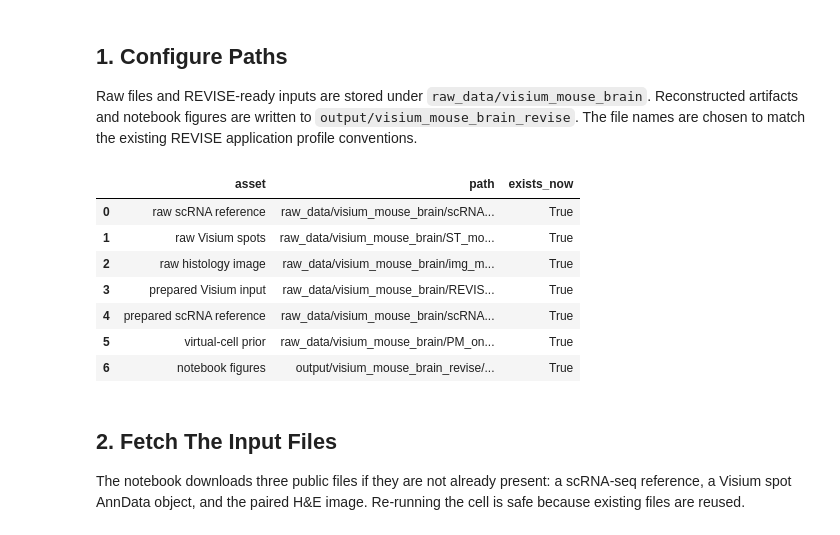
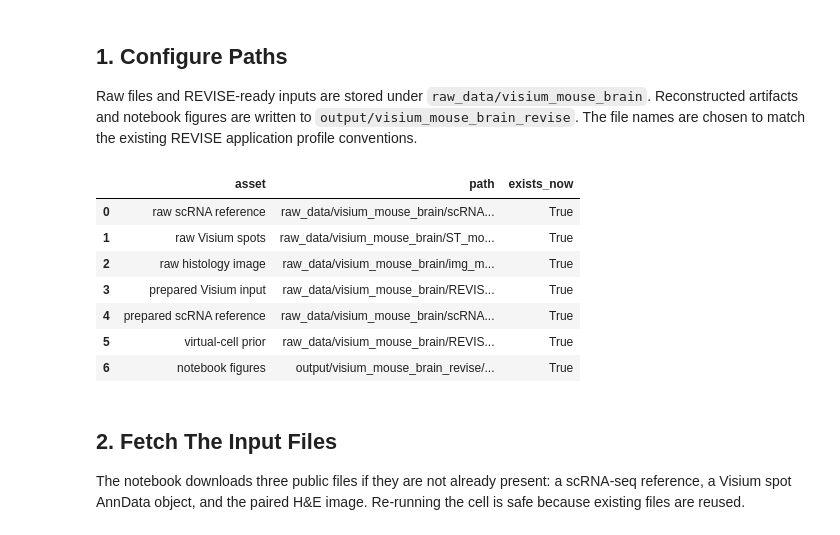
Before and after one commit to wuys13/REVISE, a Jupyter notebook: reproduce/case/sc_SVC_case_Visium_mouse_brain.ipynb, the cells around one changed output. Cells and saved outputs as stored; diff of their text form; code cells hidden in the pictures.

```diff
--- a/reproduce/case/sc_SVC_case_Visium_mouse_brain.ipynb
+++ b/reproduce/case/sc_SVC_case_Visium_mouse_brain.ipynb
@@ -131,35 +131,35 @@ RAW_ST_PATH = DATA_ROOT / "ST_mouse_brain.h5ad"
 RAW_IMG_PATH = DATA_ROOT / "img_mouse_brain.png"
 
 PREPARED_ST_PATH = DATA_ROOT / f"{SAMPLE_NAME}_{ST_FILE}"
 PREPARED_SC_PATH = DATA_ROOT / SC_REF_FILE
-PM_ON_CELL_PATH = DATA_ROOT / "PM_on_cell.csv"
+PM_ON_CELL_PATH = PREPARED_ST_PATH.with_name(f"{PREPARED_ST_PATH.stem}_PM_on_cell.csv")
 
 DATA_ROOT.mkdir(parents=True, exist_ok=True)
 OUTPUT_ROOT.mkdir(parents=True, exist_ok=True)
 FIGURE_DIR.mkdir(parents=True, exist_ok=True)
 
 path_table = pd.DataFrame(
     [
         ("raw scRNA reference", RAW_SC_PATH),
         ("raw Visium spots", RAW_ST_PATH),
         ("raw histology image", RAW_IMG_PATH),
         ("prepared Visium input", PREPARED_ST_PATH),
         ("prepared scRNA reference", PREPARED_SC_PATH),
         ("virtual-cell prior", PM_ON_CELL_PATH),
         ("notebook figures", FIGURE_DIR),
     ],
     columns=["asset", "path"],
 )
 path_table["exists_now"] = path_table["path"].map(lambda p: Path(p).exists())
 display(path_table)
 # %% [output]
 |  | asset | path | exists_now |
 | 0 | raw scRNA reference | raw_data/visium_mouse_brain/scRNA... | True |
 | 1 | raw Visium spots | raw_data/visium_mouse_brain/ST_mo... | True |
 | 2 | raw histology image | raw_data/visium_mouse_brain/img_m... | True |
 | 3 | prepared Visium input | raw_data/visium_mouse_brain/REVIS... | True |
 | 4 | prepared scRNA reference | raw_data/visium_mouse_brain/scRNA... | True |
-| 5 | virtual-cell prior | raw_data/visium_mouse_brain/PM_on... | True |
+| 5 | virtual-cell prior | raw_data/visium_mouse_brain/REVIS... | True |
 | 6 | notebook figures | output/visium_mouse_brain_revise/... | True |
 # %% [markdown]
 ## 2. Fetch The Input Files
```
Also changed, not shown: parts of 2 cells of this notebook, 8 other files.
